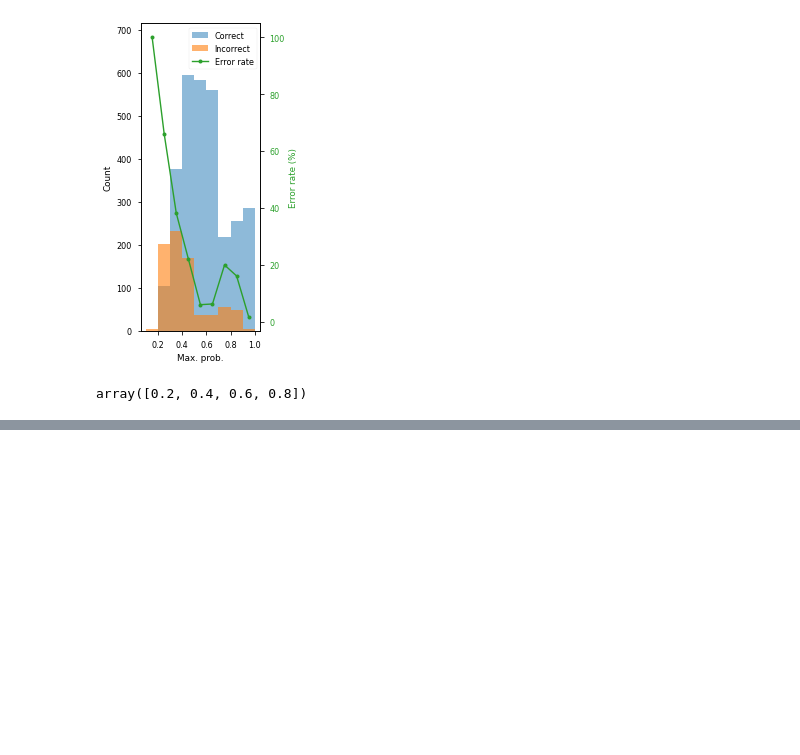
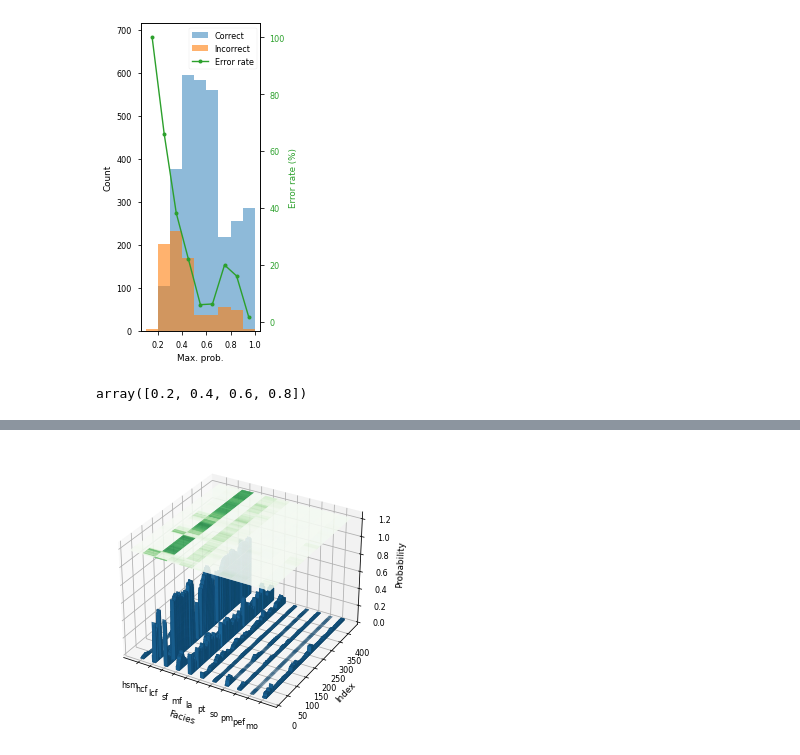
Before and after one commit to dispink/WASA-faciesXRF, a Jupyter notebook: prepare_paper_02.ipynb, the cells around one changed output, grey strips where cells are left out. Drawn from its saved outputs; the diff is of its cells as text; code cells hidden in the pictures; blank space fills up the shorter version.

```diff
--- a/prepare_paper_02.ipynb
+++ b/prepare_paper_02.ipynb
@@ -557,0 +564,11 @@ array([0.2, 0.4, 0.6, 0.8])
+# %%
+from wasafacies import Evaluation
+
+eva = Evaluation()
+Facies = eva.get_Facies()
+
+compile_df = pd.read_csv('results/r_prob_20220124.csv', index_col=0)
+
+core_section = 'N31-1'
+
+X, Y = np.meshgrid(range(len(Facies)), compile_df.loc[compile_df.core_section == core_section, 'section_depth_mm'])
@@ -557,0 +595,3 @@ array([0.2, 0.4, 0.6, 0.8])
+# %%
+Z = compile_df.loc[compile_df.core_section == core_section, compile_df.columns[-11:]].values
+Z
@@ -557,0 +637,25 @@ array([0.2, 0.4, 0.6, 0.8])
+# %%
+from mpl_toolkits.mplot3d import Axes3D
+
+mask = compile_df.core_section == core_section
+X, Y = np.meshgrid(range(len(Facies)), range(mask.sum()))
+x, y, z = X.ravel(), Y.ravel(), Z.ravel()
+bottom = np.zeros_like(x)
+width = depth = .3
+
+fig, ax = plt.subplots(figsize=(5.3, 5), subplot_kw={"projection": "3d"})
+
+ax.bar3d(x, y, bottom, width, depth, z, alpha=.7)
+tilted_heatmap_in_3d(Z.T, z=1.2, ax=ax, cmap=plt.cm.Greens, alpha=.6)
+
+ax.set_zlim(0, 1.25)
+ax.set_xticks(range(len(Facies)))
+ax.set_xticklabels(Facies)
+ax.set_xlabel('Facies')
+
+ax.set_ylabel('Index')
+ax.set_zlabel('Probability')
+
+fig.savefig('results/r_prob_roll+lr_{}_1_{}.png'.format(core_section, date))
+# %% [output]
+[figure, added]
```
Also changed, not shown: parts of 16 cells of this notebook.
